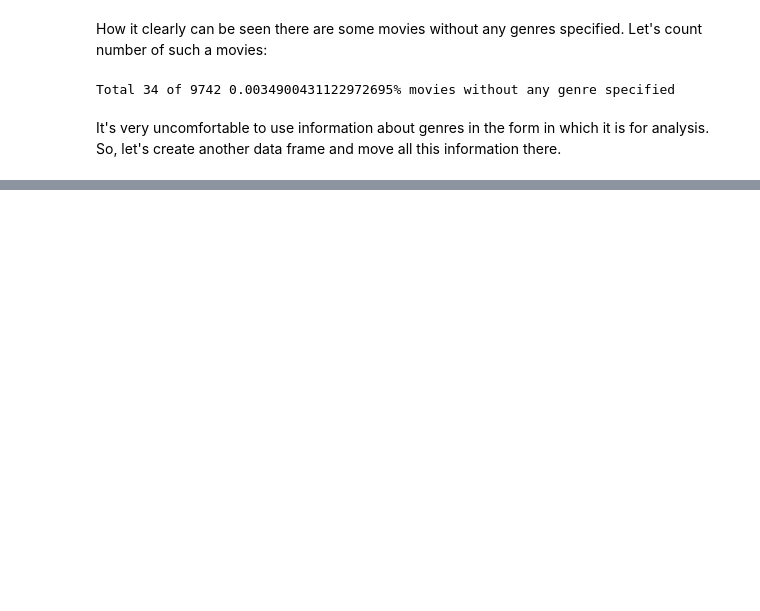
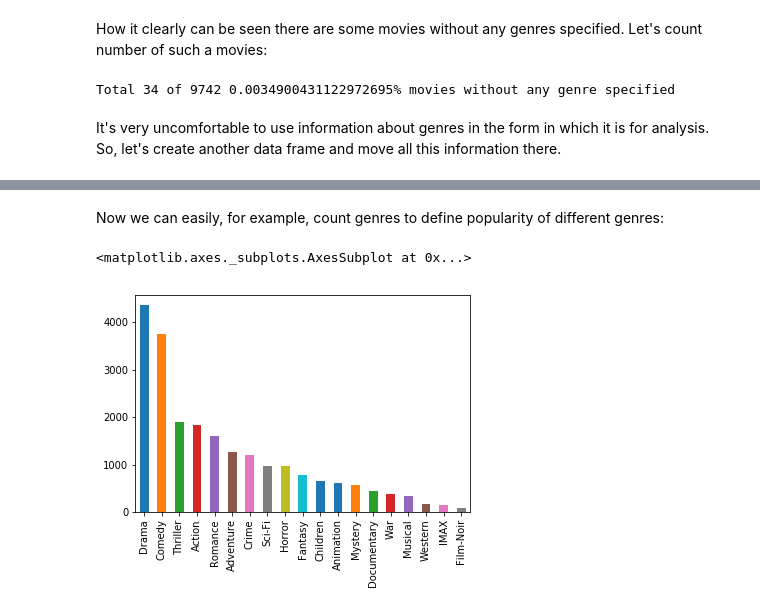
Before and after one commit to DSFlare/RecomendationSystem, a Jupyter notebook: laba2.ipynb, the cells around one changed output, grey strips where cells are left out. Cells and saved outputs as stored; diff of their text form; code cells hidden in the pictures; blank space fills up the shorter version.

Commit message:
Savva's change + graph of popularity of genres

```diff
--- a/laba2.ipynb
+++ b/laba2.ipynb
@@ -138 +176,9 @@ genres.head(5)
 | 4 | 5 | 0 | 0 | 0 | 0 | 0 | 0 | 0 | 0 | 0 | ... |
+# %% [markdown]
+Now we can easily, for example, count genres to define popularity of different genres:
+# %%
+genreSum = genres.drop("movieId", axis=1).sum(axis=0).sort_values(ascending=False)
+genreSum.plot(kind='bar')
+# %% [output]
+<matplotlib.axes._subplots.AxesSubplot at 0x...>
+[figure, added]
```
Also changed, not shown: parts of 19 cells of this notebook.
